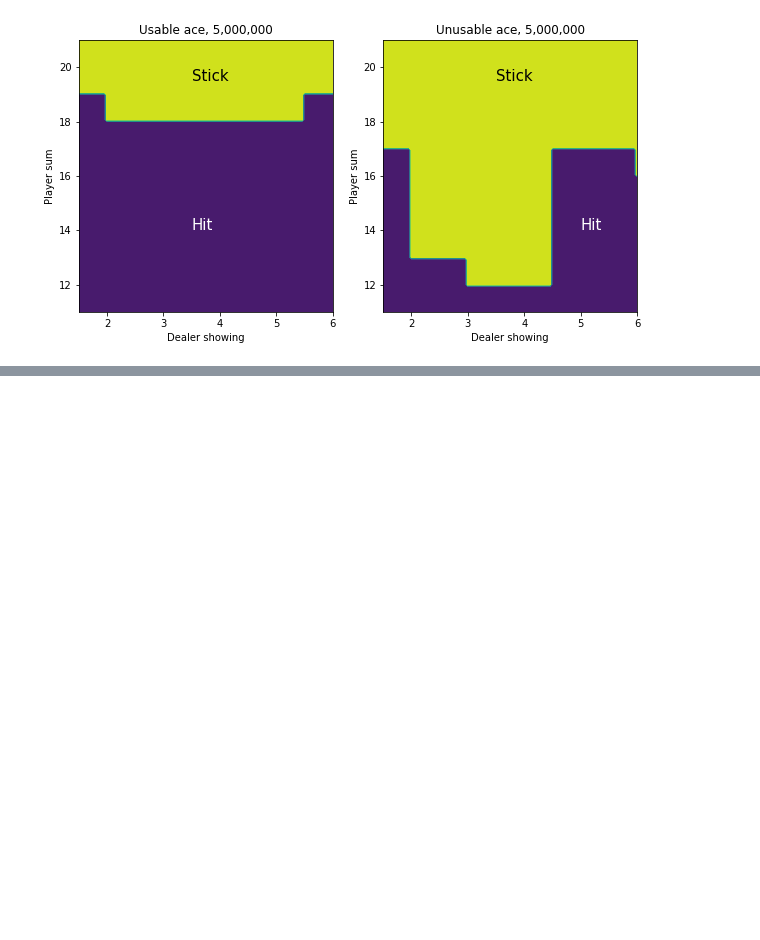
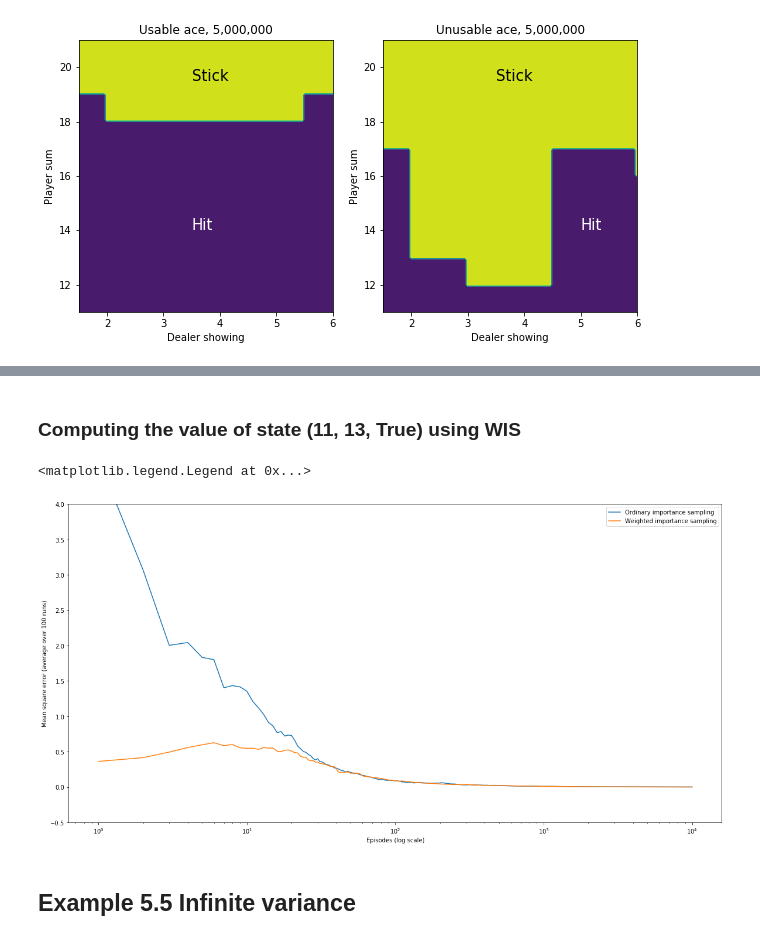
Before and after one commit to kai32/ReinforcementLearning, a Jupyter notebook: chapter 5.ipynb, the cells around one changed output, grey strips where cells are left out. Cells and saved outputs as stored; diff of their text form; code cells hidden in the pictures; blank space fills up the shorter version.

```diff
--- a/chapter 5.ipynb
+++ b/chapter 5.ipynb
@@ -335,0 +383,46 @@ plot_policy(bj_mces_agent.policy)
+# %%
+errors_ois = list(map(np.mean, zip(*[compute_estimate_error_ois(state_value, 10000) for i in range(100)])))
+# %% [markdown]
+### Computing the value of state (11, 13, True) using WIS
+# %%
+def compute_estimate_error_wis(target_value, episodes):
+    state_value = [0]
+    c = 0
+    for i in range(episodes):
+        # initiate the starting state to (11, 13, True)
+        env.dealer = [2, env.draw_card(number_of_cards=1)]
+        env.player = [11, 2] # this is equivalent to 11, 11, 11
+        player_sum = 13
+        is_end = False
+        p = 1
+        while not is_end:
+            action = np.random.choice(['h', 's'])
+            target_action = 'h' if player_sum < 20 else 's'
+            (_, player_sum, _), reward, is_end = env.act(action)
+            if action == target_action:
+                p *= 1/0.5 # pi(a|s) = 1, mu(a|s) = 0.5
+            else:
+                p = 0
+                break
+        if p == 0:
+            state_value.append(state_value[-1])
+        else:
+            c += p
+            state_value.append(state_value[-1] + p/c * (reward - state_value[-1]))
+    return np.square(np.array(state_value) - target_value)
+# %%
+errors_wis = list(map(np.mean, zip(*[compute_estimate_error_wis(state_value, 10000) for i in range(100)])))
+# %%
+plt.figure(figsize=(20,10))
+plt.plot(range(10000), errors_ois[1:], label="Ordinary importance sampling")
+plt.plot(range(10000), errors_wis[1:], label="Weighted importance sampling")
+plt.ylabel('Mean square error (average over 100 runs)')
+plt.xlabel('Episodes (log scale)')
+plt.xscale('log')
+plt.ylim([-0.5, 4])
+plt.legend()
+# %% [output]
+<matplotlib.legend.Legend at 0x...>
+[figure, added]
+# %% [markdown]
+## Example 5.5 Infinite variance
```
Also changed, not shown: parts of 31 cells of this notebook, 1 other file.
